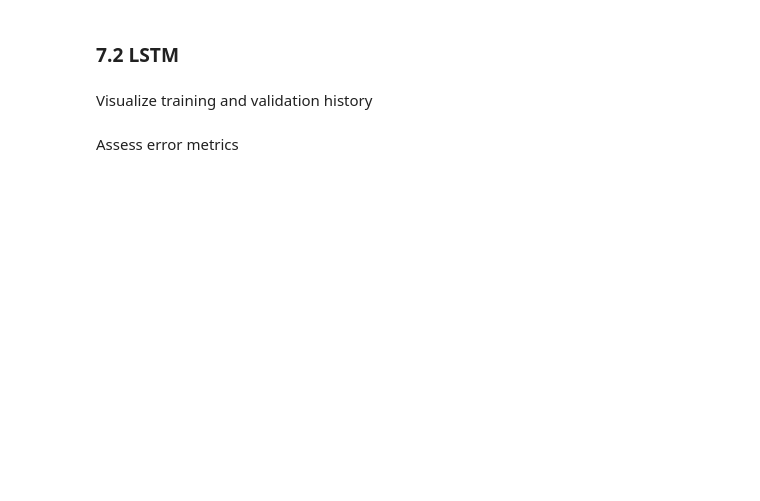
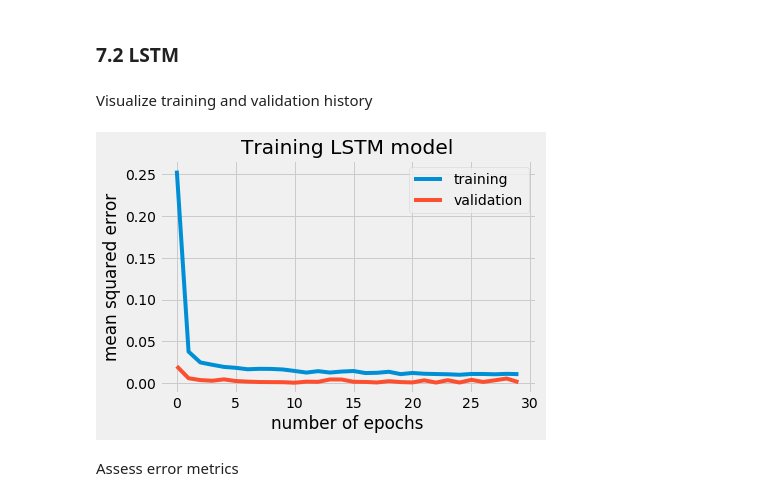
Before and after one commit to StofAle/Introductory_TimeSeriesForecasting_using_RNN, a Jupyter notebook: notebooks/01_So_What.ipynb, the cells around one changed output. Saved outputs shown, nothing was run; the diff lists cells and outputs as text; code cells hidden in the pictures; blank space fills up the shorter version.

```diff
--- a/notebooks/01_So_What.ipynb
+++ b/notebooks/01_So_What.ipynb
@@ -241,8 +275,10 @@ for x, y in mdq._val_data.take(3):
 # %% [markdown]
 Visualize training and validation history
 # %%
-# model_type = 'LSTM'
-# mdq.plot_history(model_type=model_type)
+model_type = 'LSTM'
+mdq.plot_history(model_type=model_type)
+# %% [output]
+[figure, added]
 # %% [markdown]
 Assess error metrics
 # %%
```
Also changed, not shown: parts of 10 cells of this notebook, 21 other files.
